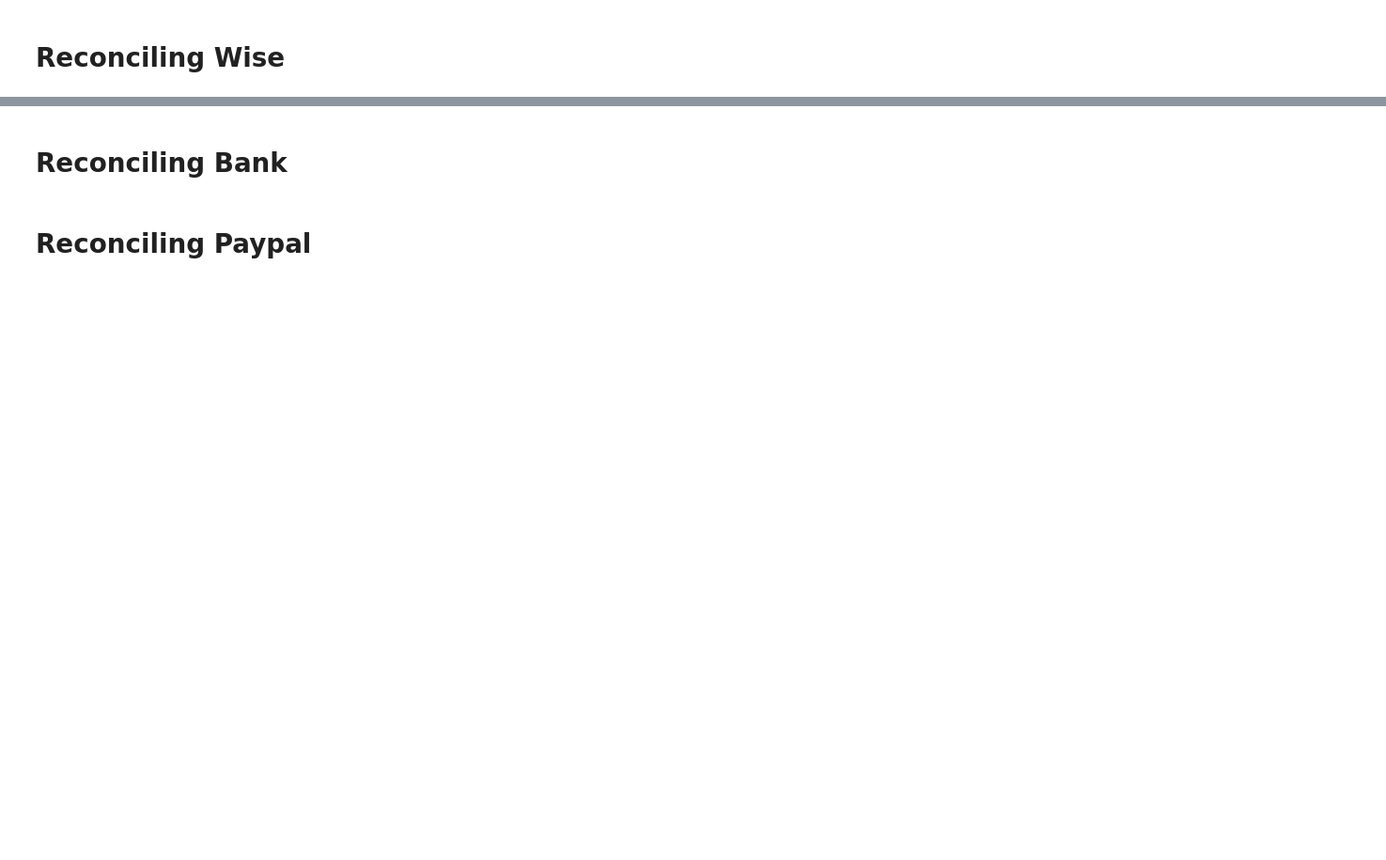
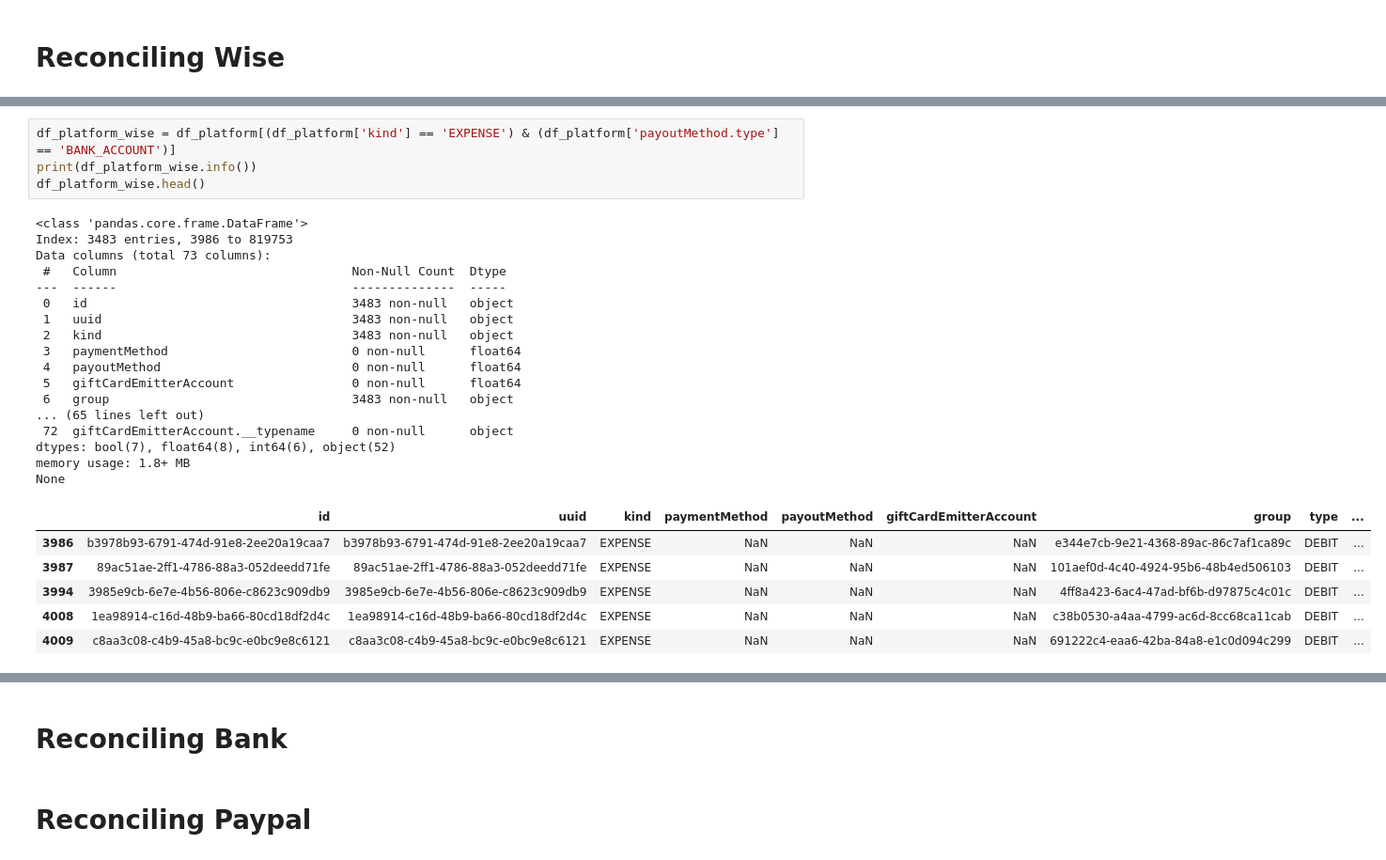
Before and after one commit to opencollective/accounting-export, a Jupyter notebook: oc_prepare_export.ipynb, the cells around one changed output, grey strips where cells are left out. Shown at 94% size. Cells and saved outputs as stored; diff of their text form; blank space fills up the shorter version.

```diff
--- a/oc_prepare_export.ipynb
+++ b/oc_prepare_export.ipynb
@@ -635,0 +696,28 @@ df_platform.head()
+# %%
+df_platform_wise = df_platform[(df_platform['kind'] == 'EXPENSE') & (df_platform['payoutMethod.type'] == 'BANK_ACCOUNT')]
+print(df_platform_wise.info())
+df_platform_wise.head()
+# %% [output]
+<class 'pandas.core.frame.DataFrame'>
+Index: 3483 entries, 3986 to 819753
+Data columns (total 73 columns):
+ #   Column                                Non-Null Count  Dtype
+---  ------                                --------------  -----
+ 0   id                                    3483 non-null   object
+ 1   uuid                                  3483 non-null   object
+ 2   kind                                  3483 non-null   object
+ 3   paymentMethod                         0 non-null      float64
+ 4   payoutMethod                          0 non-null      float64
+ 5   giftCardEmitterAccount                0 non-null      float64
+ 6   group                                 3483 non-null   object
+... (65 lines left out)
+ 72  giftCardEmitterAccount.__typename     0 non-null      object
+dtypes: bool(7), float64(8), int64(6), object(52)
+memory usage: 1.8+ MB
+None
+|  | id | uuid | kind | paymentMethod | payoutMethod | giftCardEmitterAccount | group | type | ... |
+| 3986 | b3978b93-6791-474d-91e8-2ee20a19caa7 | b3978b93-6791-474d-91e8-2ee20a19caa7 | EXPENSE | NaN | NaN | NaN | e344e7cb-9e21-4368-89ac-86c7af1ca89c | DEBIT | ... |
+| 3987 | 89ac51ae-2ff1-4786-88a3-052deedd71fe | 89ac51ae-2ff1-4786-88a3-052deedd71fe | EXPENSE | NaN | NaN | NaN | 101aef0d-4c40-4924-95b6-48b4ed506103 | DEBIT | ... |
+| 3994 | 3985e9cb-6e7e-4b56-806e-c8623c909db9 | 3985e9cb-6e7e-4b56-806e-c8623c909db9 | EXPENSE | NaN | NaN | NaN | 4ff8a423-6ac4-47ad-bf6b-d97875c4c01c | DEBIT | ... |
+| 4008 | 1ea98914-c16d-48b9-ba66-80cd18df2d4c | 1ea98914-c16d-48b9-ba66-80cd18df2d4c | EXPENSE | NaN | NaN | NaN | c38b0530-a4aa-4799-ac6d-8cc68ca11cab | DEBIT | ... |
+| 4009 | c8aa3c08-c4b9-45a8-bc9c-e0bc9e8c6121 | c8aa3c08-c4b9-45a8-bc9c-e0bc9e8c6121 | EXPENSE | NaN | NaN | NaN | 691222c4-eaa6-42ba-84a8-e1c0d094c299 | DEBIT | ... |
```
Also changed, not shown: parts of 10 cells of this notebook.
